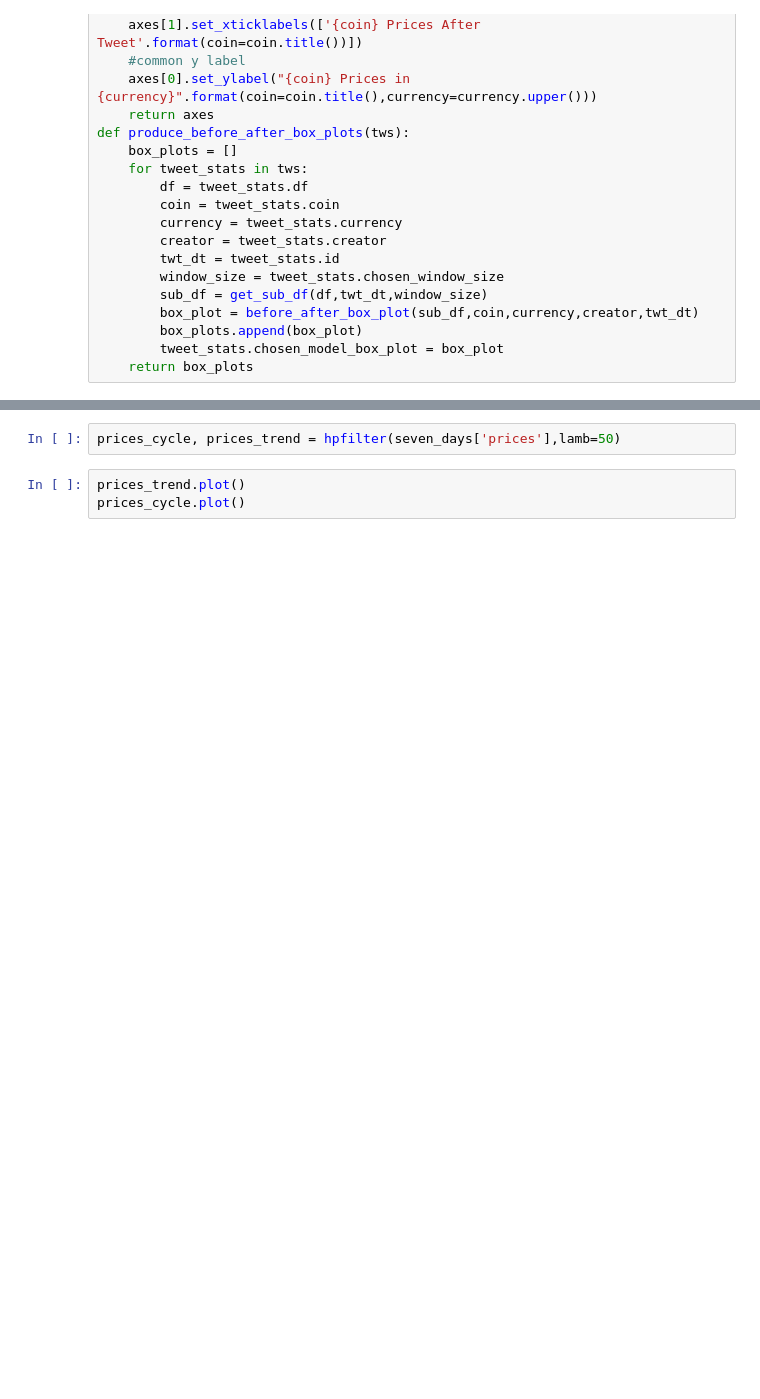
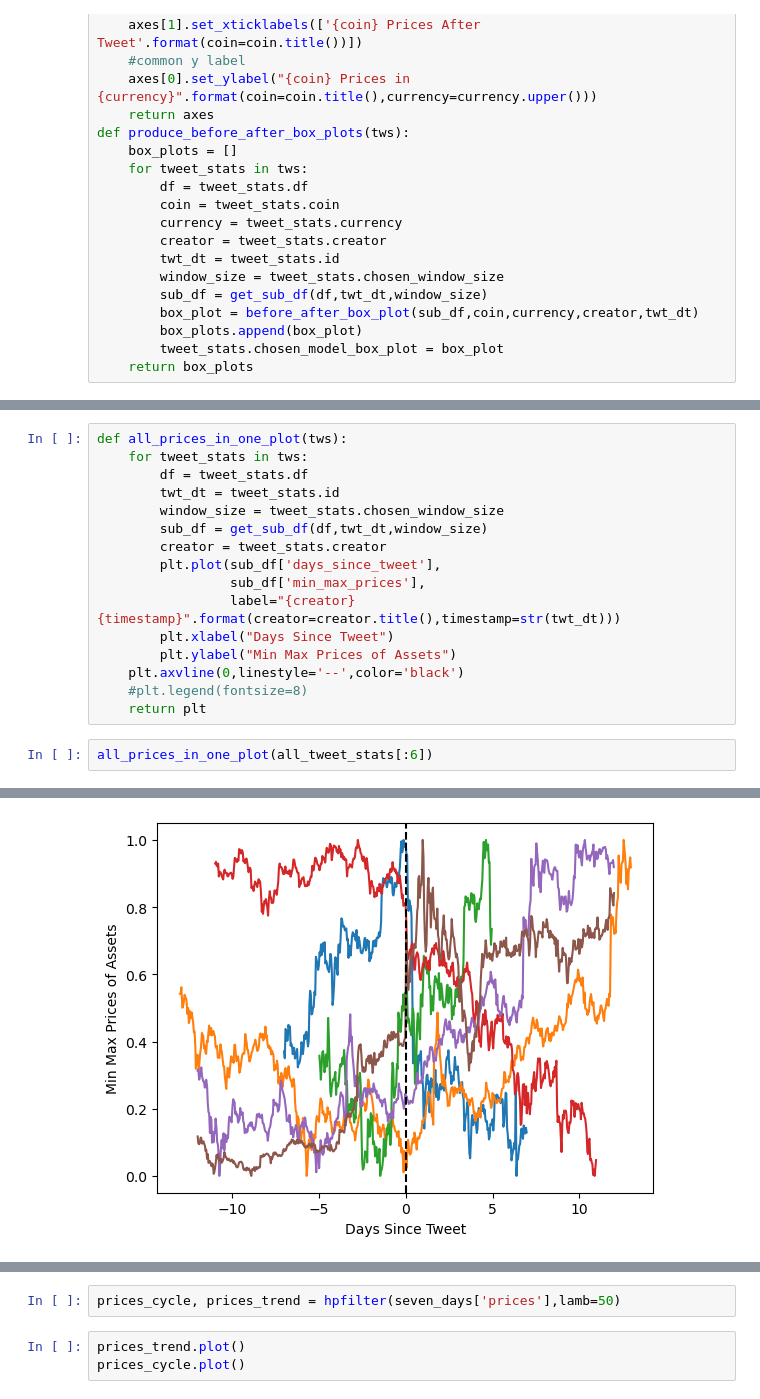
Before and after one commit to DataTa-Da/qm2, a Jupyter notebook: analysis/Discontinuity Regression.ipynb, the cells around one changed output, grey strips where cells are left out. Drawn from its saved outputs; the diff is of its cells as text; blank space fills up the shorter version.

```diff
--- a/analysis/Discontinuity Regression.ipynb
+++ b/analysis/Discontinuity Regression.ipynb
@@ -338,0 +385,19 @@ produce_placebo_histograms([all_tweet_stats[0]])
+# %%
+def all_prices_in_one_plot(tws):
+    for tweet_stats in tws:
+        df = tweet_stats.df
+        twt_dt = tweet_stats.id
+        window_size = tweet_stats.chosen_window_size
+        sub_df = get_sub_df(df,twt_dt,window_size)
+        creator = tweet_stats.creator
+        plt.plot(sub_df['days_since_tweet'],
+                 sub_df['min_max_prices'],
+                 label="{creator} {timestamp}".format(creator=creator.title(),timestamp=str(twt_dt)))
+        plt.xlabel("Days Since Tweet")
+        plt.ylabel("Min Max Prices of Assets")
+    plt.axvline(0,linestyle='--',color='black')
+    #plt.legend(fontsize=8)
+    return plt
+# %%
+all_prices_in_one_plot(all_tweet_stats[:6])
+# %% [output]
@@ -338,0 +405 @@ produce_placebo_histograms([all_tweet_stats[0]])
+[figure, added]
```
Also changed, not shown: parts of 15 cells of this notebook.
